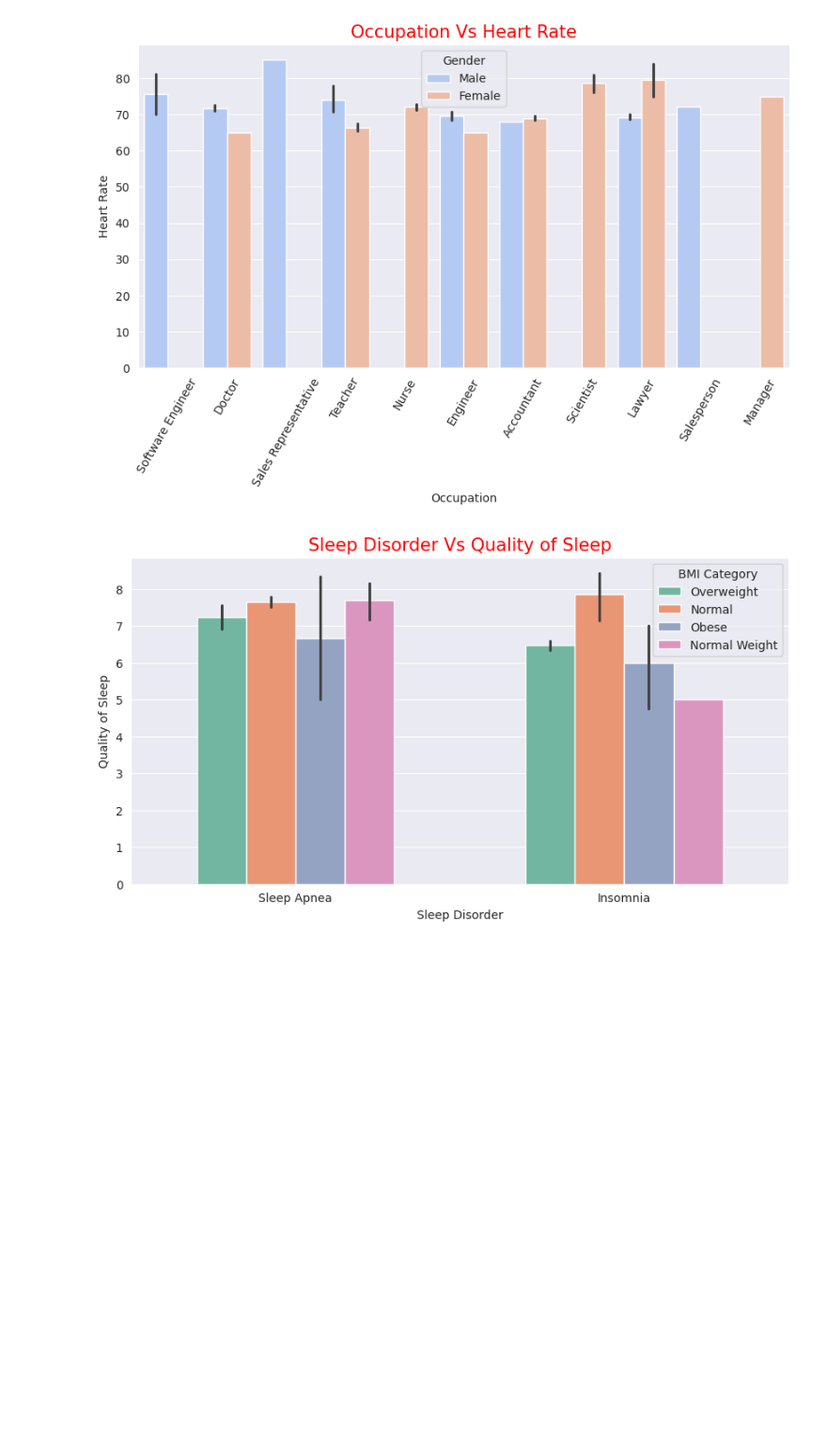
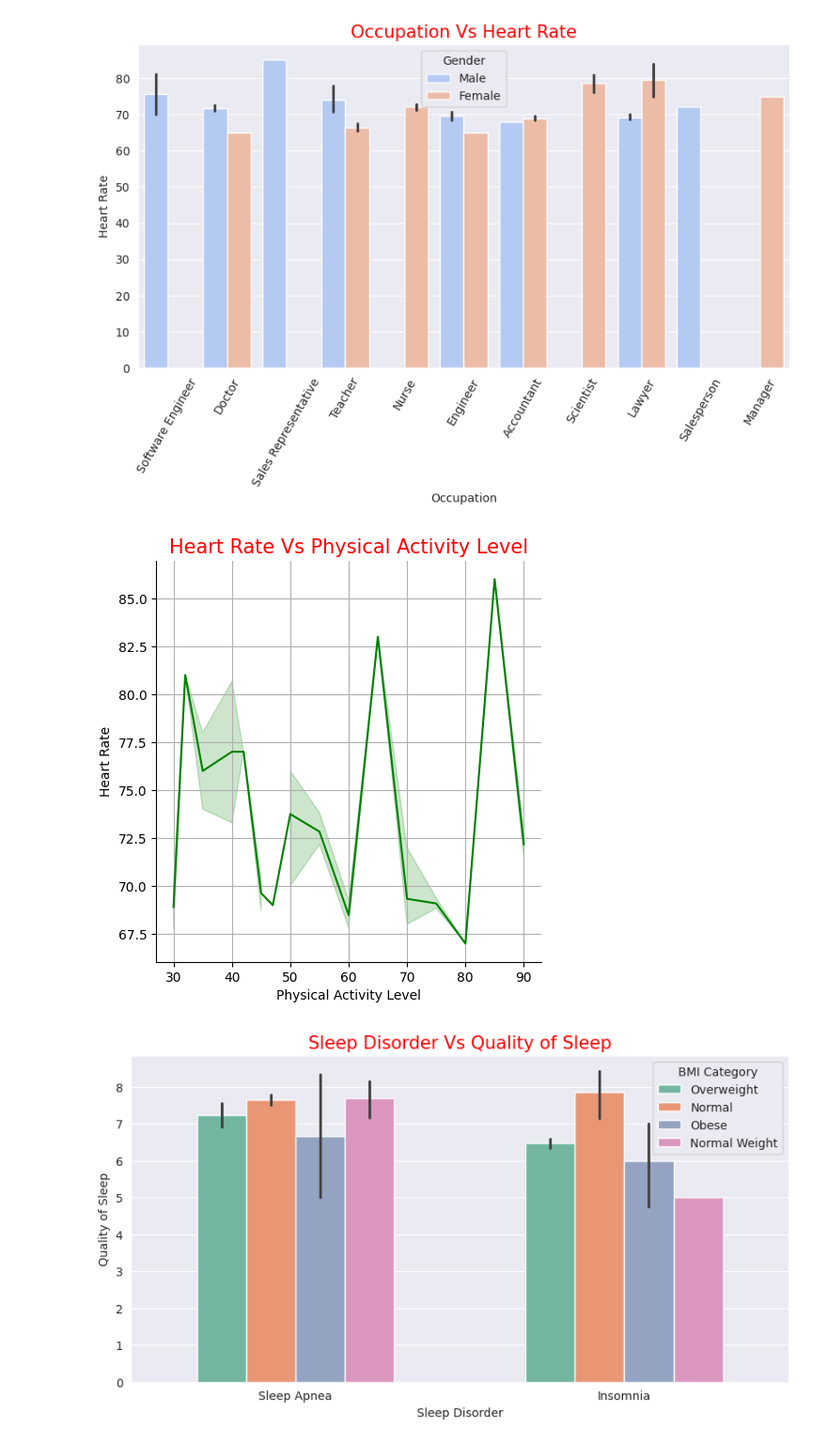
Before and after one commit to Muhammad-Musharraf/Data-Analysis-Project-Using-Python, a Jupyter notebook: Project_of_Sleep_health_and_lifestyle.ipynb, the cells around one changed output. Shown at 94% size. Cells and saved outputs as stored; diff of their text form; code cells hidden in the pictures; blank space fills up the shorter version.

```diff
--- a/Project_of_Sleep_health_and_lifestyle.ipynb
+++ b/Project_of_Sleep_health_and_lifestyle.ipynb
@@ -332,6 +349,14 @@ with sns.axes_style('darkgrid'):
   plt.show()
 # %% [output]
 [figure]
+# %%
+sns.relplot(data=df,y='Heart Rate',x='Physical Activity Level',kind='line',color='g')
+
+plt.title('Heart Rate Vs Physical Activity Level',fontsize=15,color='r')
+plt.grid()
+plt.show()
+# %% [output]
+[figure, added]
 # %%
 plt.figure(figsize=(10,5))
 with sns.axes_style('darkgrid'):
```
Also changed, not shown: parts of 11 cells of this notebook.
